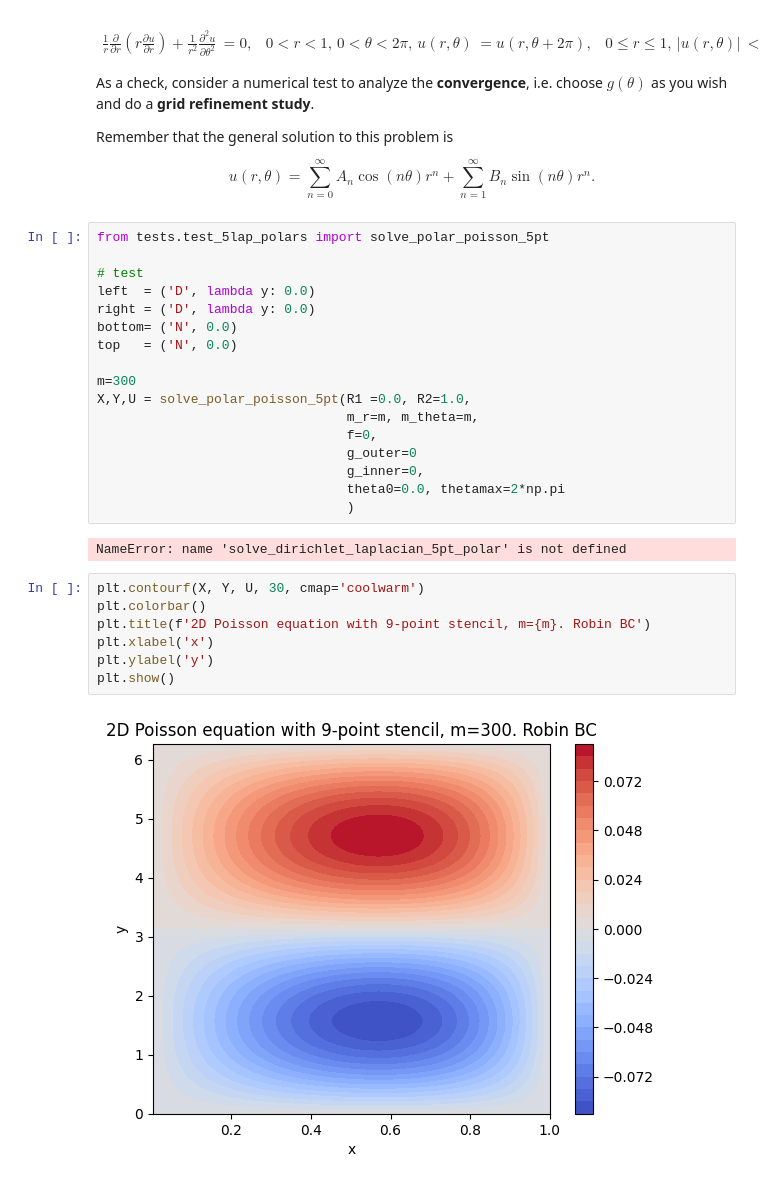
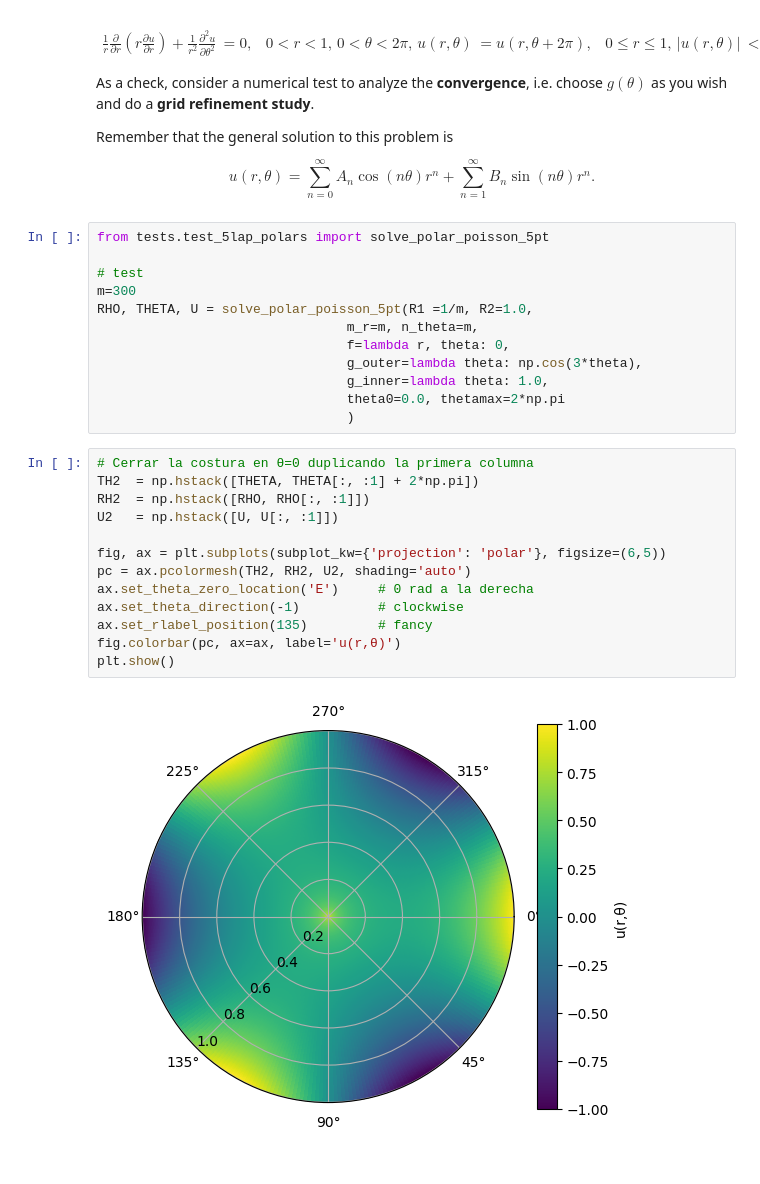
Before and after one commit to jenriquezafra/MSc, a Jupyter notebook: CTDE/exercises.ipynb, the cells around one changed output. Saved outputs shown, nothing was run; the diff lists cells and outputs as text.

```diff
--- a/CTDE/exercises.ipynb
+++ b/CTDE/exercises.ipynb
@@ -366,27 +207,26 @@ $$
 from tests.test_5lap_polars import solve_polar_poisson_5pt
 
 # test
-left  = ('D', lambda y: 0.0)
-right = ('D', lambda y: 0.0)
-bottom= ('N', 0.0)
-top   = ('N', 0.0)
-
 m=300
-X,Y,U = solve_polar_poisson_5pt(R1 =0.0, R2=1.0,
-                                m_r=m, m_theta=m,
-                                f=0,
-                                g_outer=0
-                                g_inner=0,
+RHO, THETA, U = solve_polar_poisson_5pt(R1 =1/m, R2=1.0,
+                                m_r=m, n_theta=m,
+                                f=lambda r, theta: 0,
+                                g_outer=lambda theta: np.cos(3*theta),
+                                g_inner=lambda theta: 1.0,
                                 theta0=0.0, thetamax=2*np.pi
                                 )
-# %% [output]
-NameError: name 'solve_dirichlet_laplacian_5pt_polar' is not defined
 # %%
-plt.contourf(X, Y, U, 30, cmap='coolwarm')
-plt.colorbar()
-plt.title(f'2D Poisson equation with 9-point stencil, m={m}. Robin BC')
-plt.xlabel('x')
-plt.ylabel('y')
+# Cerrar la costura en θ=0 duplicando la primera columna
+TH2  = np.hstack([THETA, THETA[:, :1] + 2*np.pi])
+RH2  = np.hstack([RHO, RHO[:, :1]])
+U2   = np.hstack([U, U[:, :1]])
+
+fig, ax = plt.subplots(subplot_kw={'projection': 'polar'}, figsize=(6,5))
+pc = ax.pcolormesh(TH2, RH2, U2, shading='auto')
+ax.set_theta_zero_location('E')     # 0 rad a la derecha
+ax.set_theta_direction(-1)          # clockwise
+ax.set_rlabel_position(135)         # fancy
+fig.colorbar(pc, ax=ax, label='u(r,θ)')
 plt.show()
 # %% [output]
-[figure, old version]
+[figure, new version]
```
Also changed, not shown: parts of 2 cells of this notebook, 8 other files.
